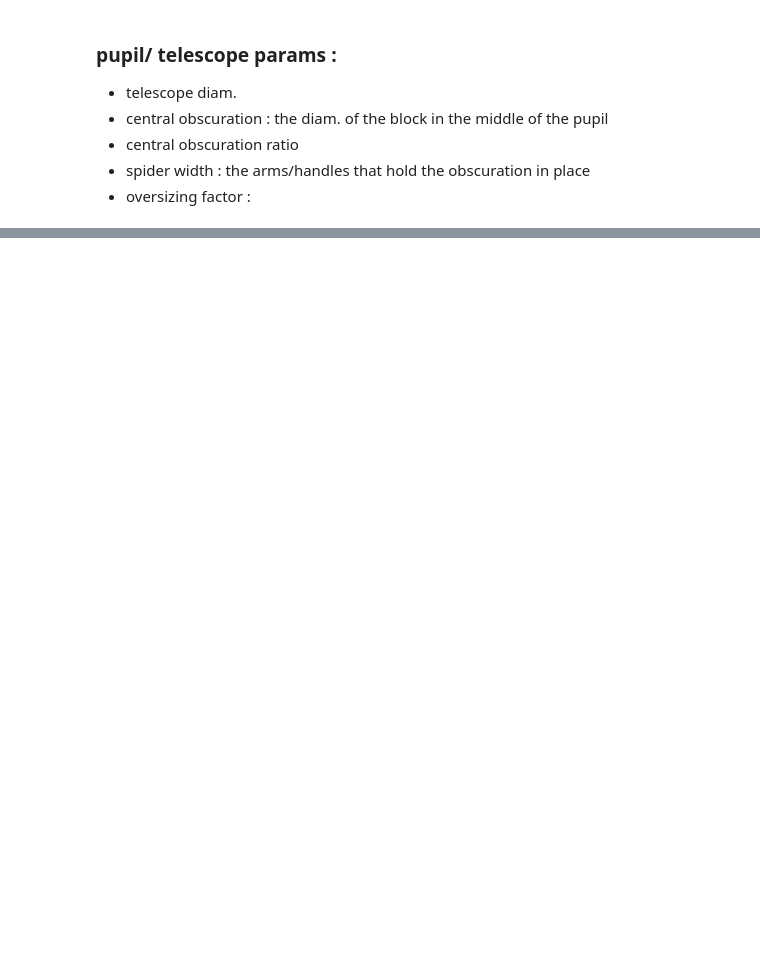
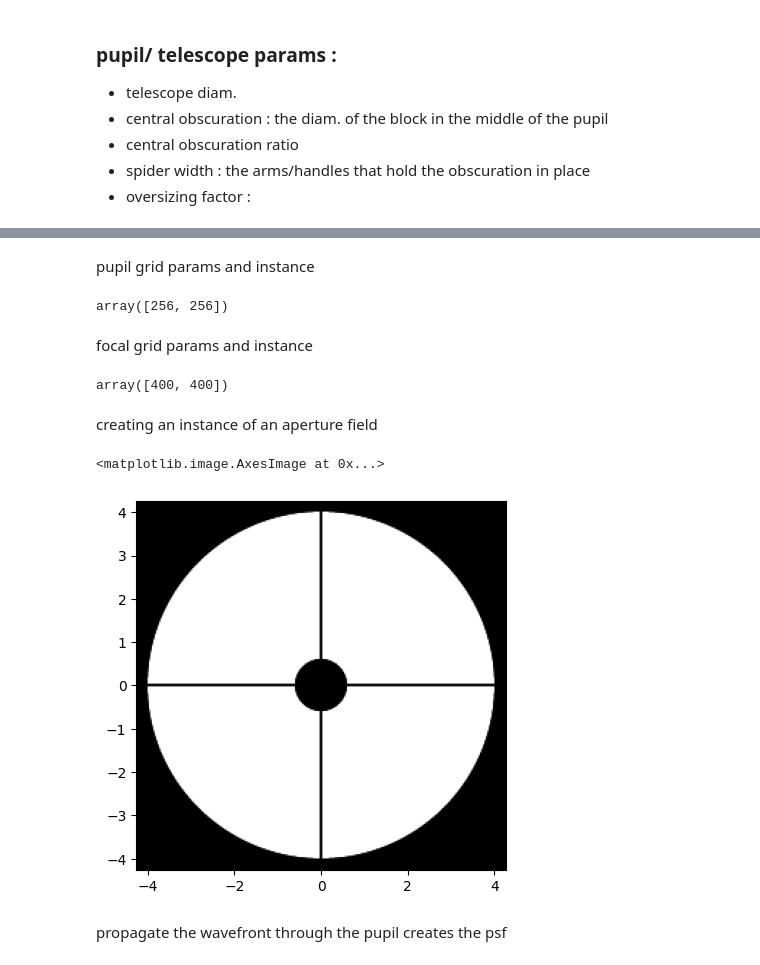
Before and after one commit to yizharf9/qkd, a Jupyter notebook: oct_2025/simulation.ipynb, the cells around one changed output, grey strips where cells are left out. Cells and saved outputs as stored; diff of their text form; code cells hidden in the pictures; blank space fills up the shorter version.

```diff
--- a/oct_2025/simulation.ipynb
+++ b/oct_2025/simulation.ipynb
@@ -15,12 +17,9 @@ import pandas as pd
 # %%
+wavelength = 500e-9
+# wavelength = 1550e-9
+
 # physical measurements
 telescope_diameter = 8.0       # [m]
 central_obscuration = 1.2      # [m]
 central_obscuration_ratio = central_obscuration / telescope_diameter
 spider_width = 0.05            # [m]
-# simulation auxillary
-oversizing_factor = 16.0 / 15.0
-num_pupil_pixels_base = 240
-num_pupil_pixels = int(num_pupil_pixels_base * oversizing_factor)  # must be int
-pupil_grid_diameter = telescope_diameter * oversizing_factor
-pupil_grid = hci.make_pupil_grid(num_pupil_pixels, pupil_grid_diameter)
@@ -381,27 +39,0 @@ plt.show()
-# %%
-# wavelength = 500e-9
-wavelength = 1550e-9
-
-E_init = hci.Field(np.ones(pupil_grid.shape),pupil_grid)
-wf_init = hci.Wavefront(E_init,wavelength=wavelength)
-
-turb_field = phi_field # previously generated field
-
-E_turb = wf_init.electric_field * turb_field.reshape((256,256))
-wf_turb = hci.Wavefront(E_turb)
-
-propagator = hci.FraunhoferPropagator(VLT_aperture.copy(),focal_grid)
-wf_turb_aperture = propagator.forward(wf_turb)
-
-I_turb_aperture = wf_turb_aperture.power
-
-
-plt.imshow()
-
-# hci.imshow_field(I_turb)
-
-# wf_turb_mmf = multi_mode_fiber.forward(___)
-# wf_turb_smf = single_mode_fiber.forward(___)
-
-# print("Multi-mode fiber throughput (after turbulence) {:g}".format(wf_turb_mmf.total_power))
-# print("Single-mode fiber throughput (after turbulence) {:g}".format(wf_turb_smf.total_power))
@@ -482,0 +40,36 @@ def extract_wavelength_r0_results(wavelength = 0.5e-6):
+# %% [markdown]
+pupil grid params and instance
+# %%
+# simulation auxillary
+oversizing_factor = 16.0 / 15.0
+num_pupil_pixels_base = 240
+num_pupil_pixels = int(num_pupil_pixels_base * oversizing_factor)  # must be int
+pupil_grid_diameter = telescope_diameter * oversizing_factor
+# pupil_grid = hci.make_pupil_grid(num_pupil_pixels_base, pupil_grid_diameter)
+pupil_grid = hci.make_pupil_grid(num_pupil_pixels, pupil_grid_diameter)
+pupil_grid.shape
+# %% [output]
+array([256, 256])
+# %% [markdown]
+focal grid params and instance
+# %%
+q = 4
+num_airy = 50
+focal_spatial_resolution = wavelength / telescope_diameter
+focal_grid = hci.make_focal_grid(q=q, num_airy=num_airy, spatial_resolution=focal_spatial_resolution)
+focal_grid.shape
+# %% [output]
+array([400, 400])
+# %% [markdown]
+creating an instance of an aperture field
+# %%
+sampling_rate = 4
+aperture = hci.evaluate_supersampled(VLT_aperture_generator,pupil_grid,4)
+wf_aperture = hci.Wavefront(aperture,wavelength)
+wf_aperture.total_power = 1.0
+hci.imshow_field(wf_aperture.power,cmap = "gray")
+# %% [output]
+<matplotlib.image.AxesImage at 0x...>
+[figure, added]
+# %% [markdown]
+propagate the wavefront through the pupil creates the psf
```
Also changed, not shown: parts of 68 cells of this notebook, 5 other files.
